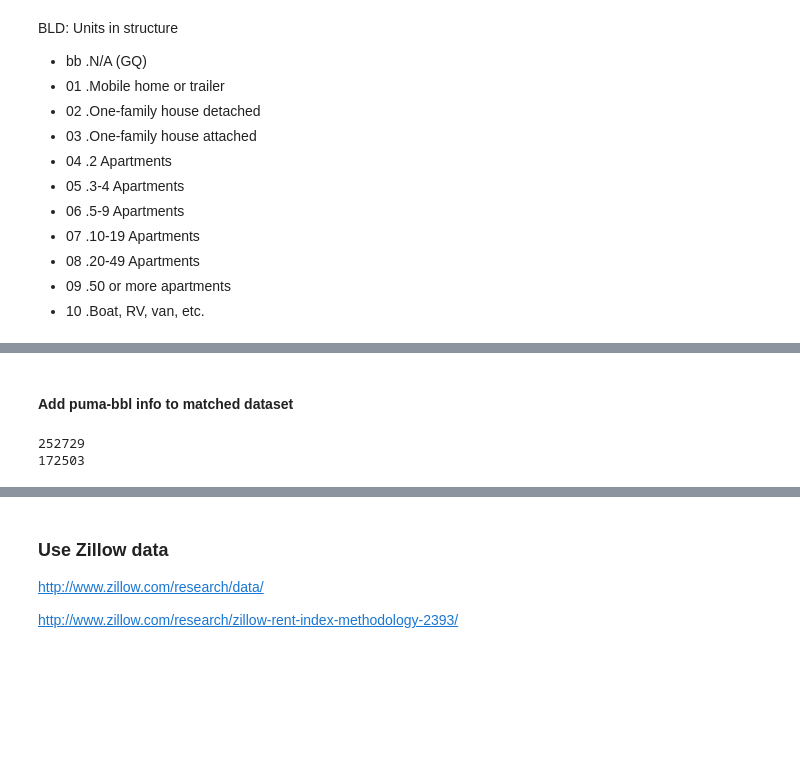
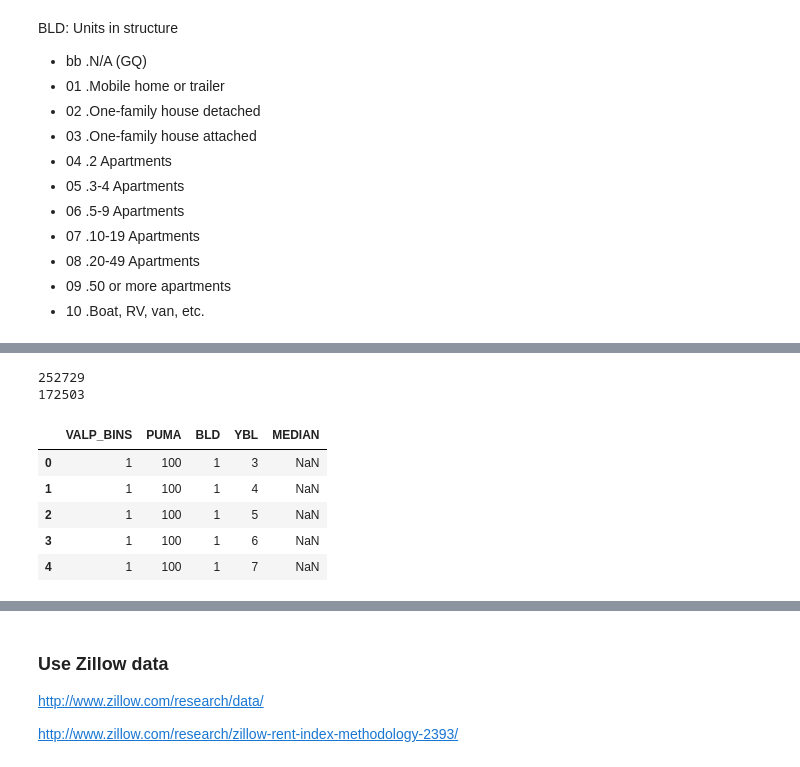
Before and after one commit to Diegosmiles/CUSP, a Jupyter notebook: ETR-All.ipynb, the cells around one changed output, grey strips where cells are left out. Drawn from its saved outputs; the diff is of its cells as text; code cells hidden in the pictures; blank space fills up the shorter version.

```diff
--- a/ETR-All.ipynb
+++ b/ETR-All.ipynb
@@ -1068,4 +1058,2 @@ for unit,category,pos in zip(matched.TOT_UNIT,matched.BUILDING_CLASS_CATEGORY,ra
 matched = pd.concat([matched,bld],axis=1)
 matched.columns = headers
-# %% [markdown]
-#### Add puma-bbl info to matched dataset
@@ -1081,0 +1075,10 @@ print (len(matched)) # Check how many observations are omitted
+# %%
+# Why is the median rent NaN?
+puma_breakdown.head()
+# %% [output]
+|  | VALP_BINS | PUMA | BLD | YBL | MEDIAN |
+| 0 | 1 | 100 | 1 | 3 | NaN |
+| 1 | 1 | 100 | 1 | 4 | NaN |
+| 2 | 1 | 100 | 1 | 5 | NaN |
+| 3 | 1 | 100 | 1 | 6 | NaN |
+| 4 | 1 | 100 | 1 | 7 | NaN |
```
Also changed, not shown: parts of 47 cells of this notebook.
